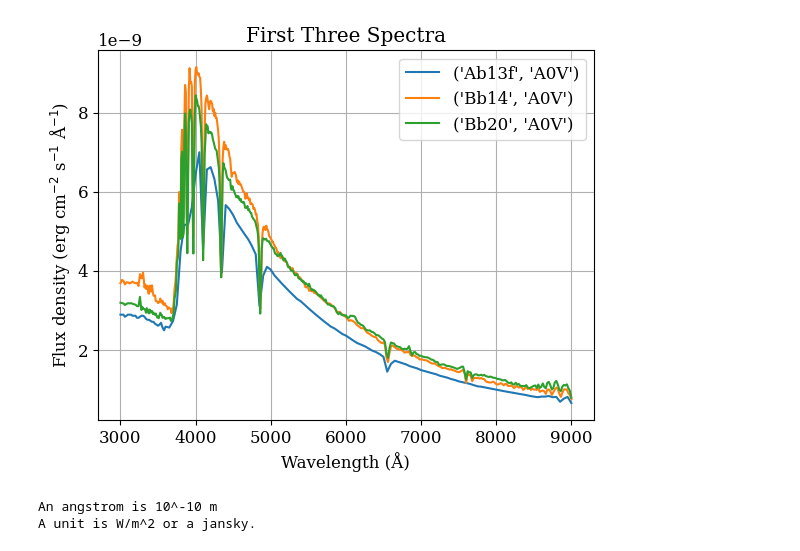
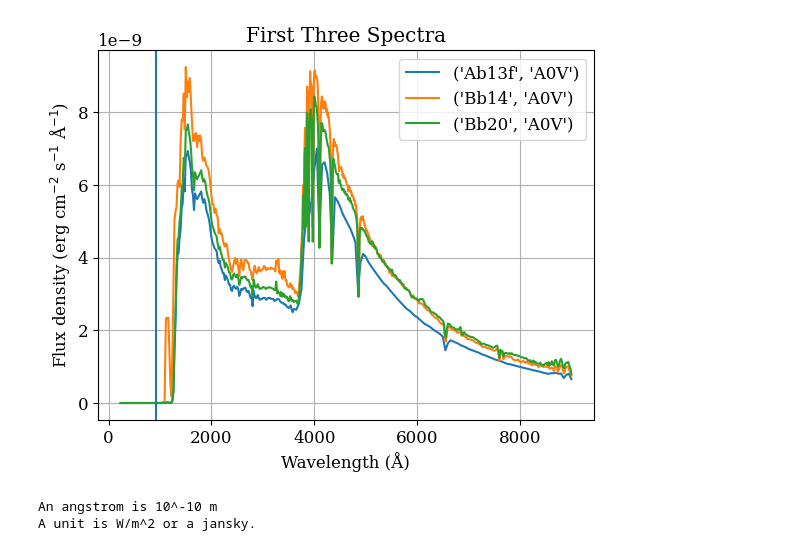
Before and after one commit to TapWhite/ALOP-PROBLEM-1-part2, a Jupyter notebook: ALOP tijdelijk.ipynb, the cells around one changed output. Cells and saved outputs as stored; diff of their text form; code cells hidden in the pictures.

```diff
--- a/ALOP tijdelijk.ipynb
+++ b/ALOP tijdelijk.ipynb
@@ -15,35 +15,37 @@ spectra_list = Table.read(fr"spectra_list.csv", format ="ascii.csv")
 
 filenames = spectra_list['filename']
 types = spectra_list['type']
 
 spectra = [Table.read(fr"spectra\{filename}", format ="ascii.csv") for filename in filenames]
 
 
 wavelengths_list = [data['wavelength'] for data in spectra]
 fluxes_list = [data['flux'] for data in spectra]
 
 
 # Loop through
 indices = np.linspace(0, len(filenames) - 1, 3, dtype=int)
 #for i in indices:
 for i in range(3):
     # Filter data where wavelength is between 3000 and 9000
-    mask = (wavelengths_list[i] >= 3000) & (wavelengths_list[i] <= 9000)
+    mask = (wavelengths_list[i] >= 0) & (wavelengths_list[i] <= 9000)
     plt.plot(wavelengths_list[i][mask], fluxes_list[i][mask], label=(os.path.splitext(filenames[i])[0], types[i]))
 
+
+plt.axvline(912)
 # Adding labels and title
 plt.xlabel('Wavelength (Å)')
 plt.ylabel('Flux density (erg cm$^{-2}$ s$^{-1}$ Å$^{-1}$)')
 plt.title('First Three Spectra')
 plt.legend()
 plt.grid(True)
 
 plt.savefig('First_Three_Spectra1.pdf', format='pdf')
 
 # Show the plot
 plt.show()
 # %% [output]
-[figure, old version]
+[figure, new version]
 # %%
 # Problem 2
 
```
Also changed, not shown: 1 other file.
